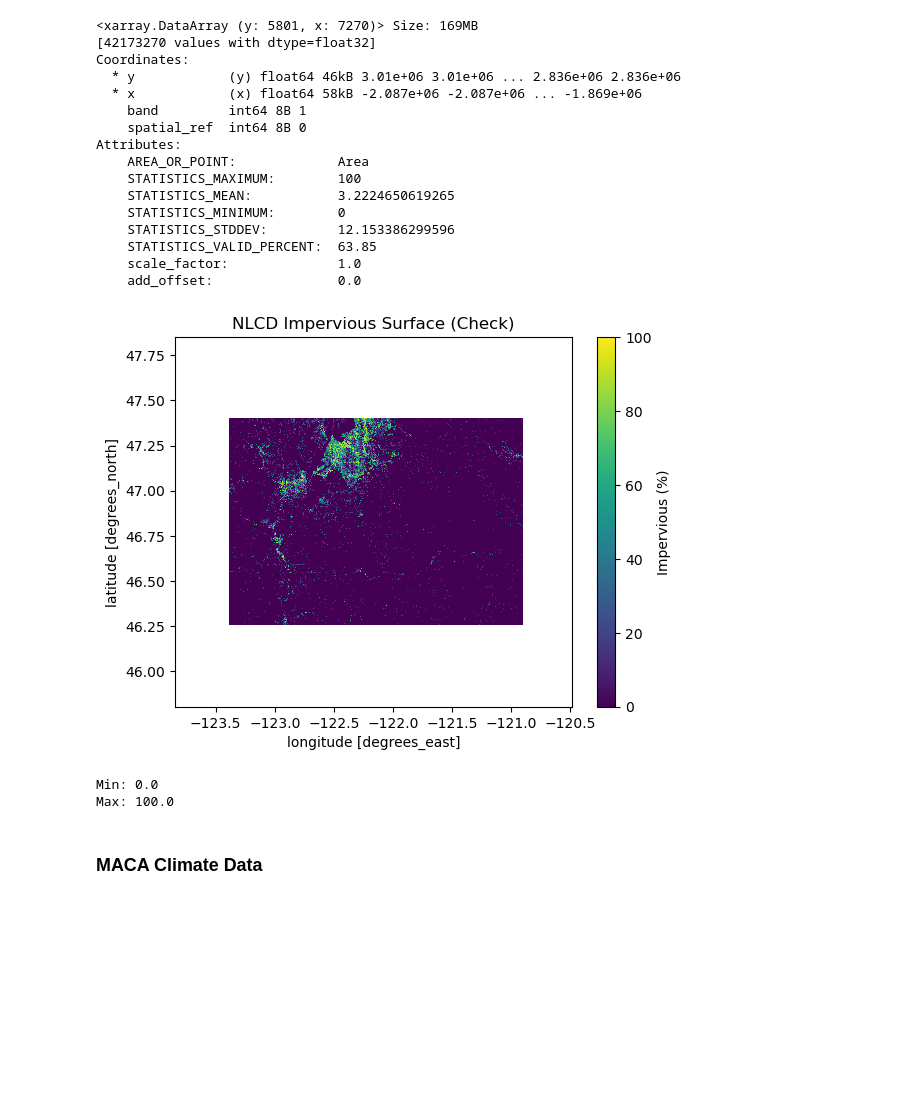
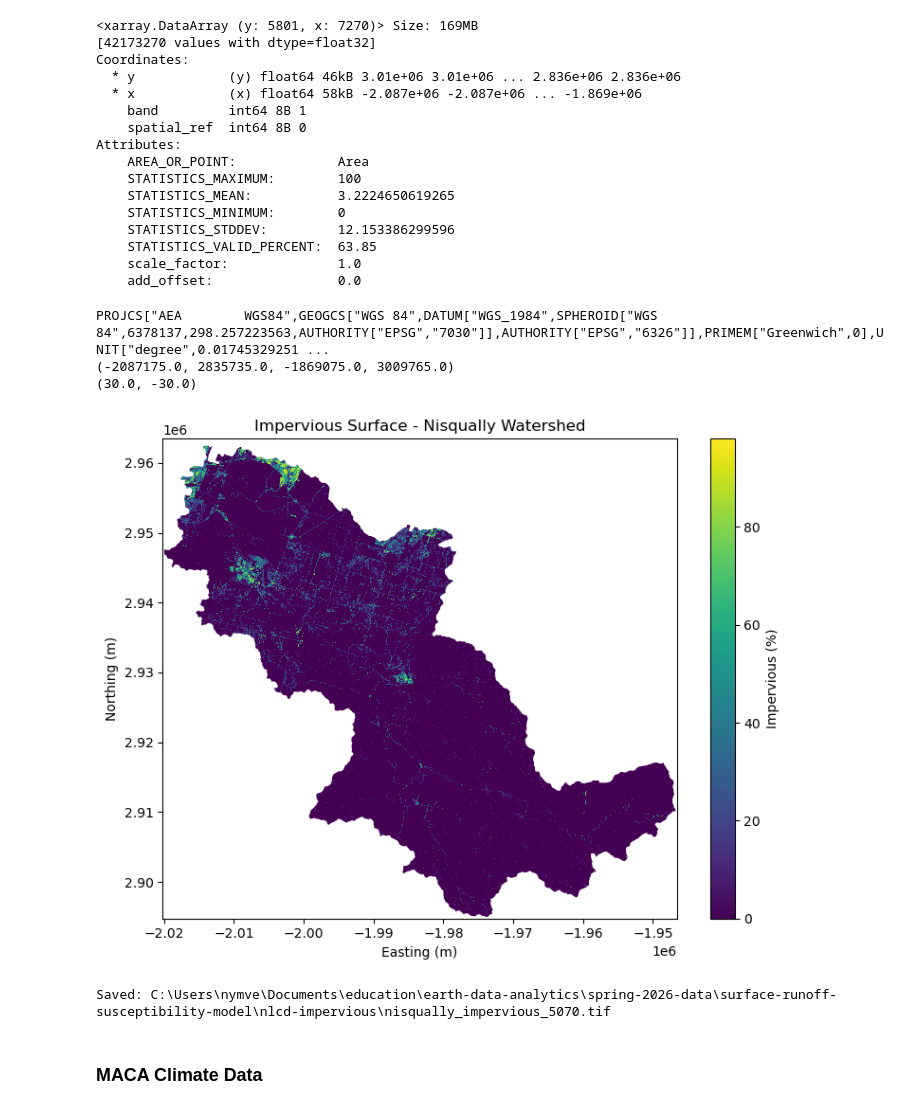
Before and after one commit to nym-veach/surface-runoff-susceptibility-model, a Jupyter notebook: notebooks/01-download-data.ipynb, the cells around one changed output. Saved outputs shown, nothing was run; the diff lists cells and outputs as text; code cells hidden in the pictures; blank space fills up the shorter version.

Commit message:
fixed impervious surface map, clipped to watershed, and worked with pysheds grid module

```diff
--- a/notebooks/01-download-data.ipynb
+++ b/notebooks/01-download-data.ipynb
@@ -387,25 +404,44 @@ Attributes:
     STATISTICS_VALID_PERCENT:  63.85
     scale_factor:              1.0
     add_offset:                0.0
-# %%
-# Reproject to EPSG:4326 for plotting
-impervious_plot = impervious_da.rio.reproject("EPSG:4326")
-
-# Plot with limits for better visualization
-impervious_plot.plot(
-    cmap="viridis",
-    cbar_kwargs={"label": "Impervious (%)"}
-)
-
-# Add title
-plt.title("NLCD Impervious Surface (Check)")
-plt.show()
-
-
-# Check the min and max values
-print("Min:", impervious_da.min().item())
-print("Max:", impervious_da.max().item())
-# %% [output]
-[figure, removed]
-Min: 0.0
-Max: 100.0
+# %%
+# Check CRS, bounds, and resolution
+print(impervious_da.rio.crs)
+print(impervious_da.rio.bounds())
+print(impervious_da.rio.resolution())
+# %% [output]
+PROJCS["AEA        WGS84",GEOGCS["WGS 84",DATUM["WGS_1984",SPHEROID["WGS 84",6378137,298.257223563,AUTHORITY["EPSG","7030"]],AUTHORITY["EPSG","6326"]],PRIMEM["Greenwich",0],UNIT["degree",0.01745329251 ...
+(-2087175.0, 2835735.0, -1869075.0, 3009765.0)
+(30.0, -30.0)
+# %%
+impervious_5070 = impervious_da.rio.reproject("EPSG:5070")
+# %%
+nisqually_gdf_5070 = nisqually_gdf.to_crs("EPSG:5070")
+
+impervious_clip = impervious_5070.rio.clip(
+    nisqually_gdf_5070.geometry,
+    nisqually_gdf_5070.crs,
+    drop=True
+)
+# %%
+fig, ax = plt.subplots(figsize=(8, 6))
+
+impervious_clip.plot(
+    ax=ax,
+    cmap="viridis",
+    cbar_kwargs={"label": "Impervious (%)"}
+)
+
+nisqually_gdf_5070.boundary.plot(
+    ax=ax,
+    edgecolor="white",
+    linewidth=1.5
+)
+
+ax.set_title("Impervious Surface - Nisqually Watershed")
+ax.set_xlabel("Easting (m)")
+ax.set_ylabel("Northing (m)")
+plt.tight_layout()
+plt.show()
+# %% [output]
+[figure, added]
@@ -412,3 +467,12 @@ Max: 100.0
+# %%
+impervious_5070_path = os.path.join(
+    impervious_dir,
+    "nisqually_impervious_5070.tif"
+)
+
+clean_and_save(impervious_clip, impervious_5070_path)
+# %% [output]
+Saved: C:\Users\nymve\Documents\education\earth-data-analytics\spring-2026-data\surface-runoff-susceptibility-model\nlcd-impervious\nisqually_impervious_5070.tif
 # %% [markdown]
 ### MACA Climate Data
 # %%
```
Also changed, not shown: parts of 15 cells of this notebook.
